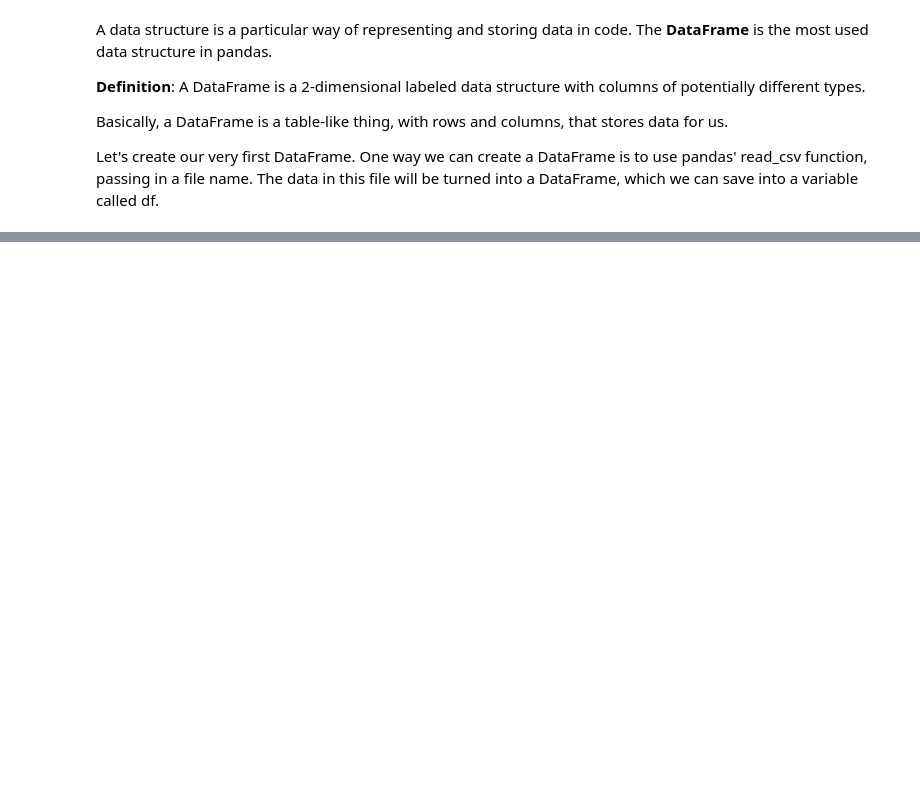
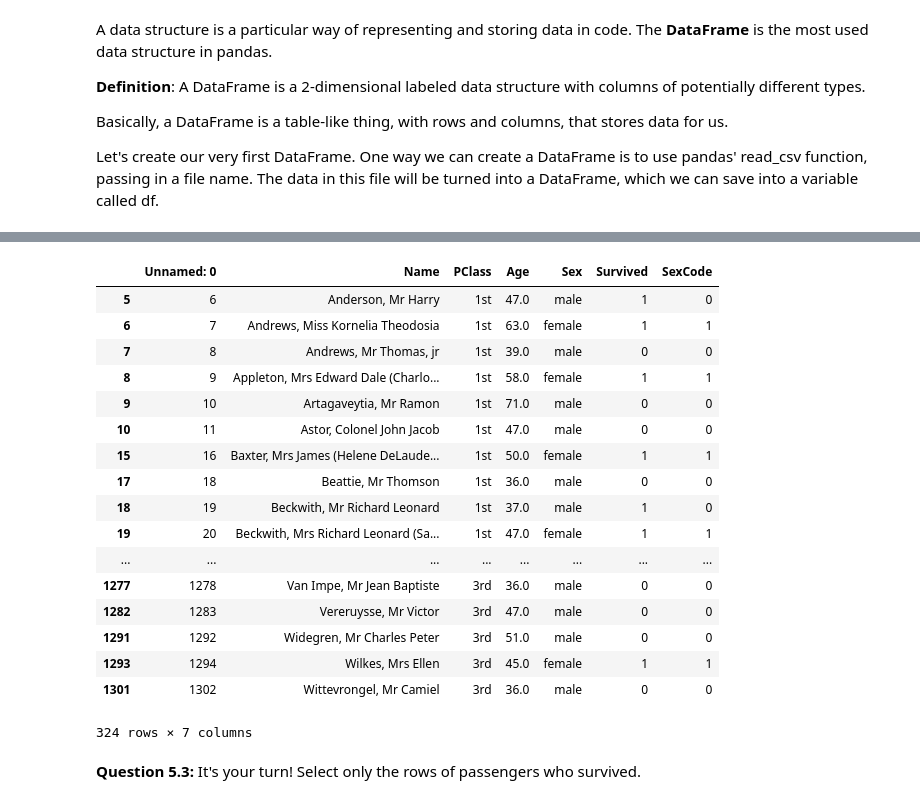
Before and after one commit to ds-modules/core-resources, a Jupyter notebook: intro/intro-pandas.ipynb, the cells around one changed output, grey strips where cells are left out. Drawn from its saved outputs; the diff is of its cells as text; code cells hidden in the pictures; blank space fills up the shorter version.

```diff
--- a/intro/intro-pandas.ipynb
+++ b/intro/intro-pandas.ipynb
@@ -46,0 +280,24 @@ It is always good practice to get some preliminary information about your data b
+# %%
+### Run this line of code! See what happens!
+df[df['Age'] > 30]
+# %% [output]
+|  | Unnamed: 0 | Name | PClass | Age | Sex | Survived | SexCode |
+| 5 | 6 | Anderson, Mr Harry | 1st | 47.0 | male | 1 | 0 |
+| 6 | 7 | Andrews, Miss Kornelia Theodosia | 1st | 63.0 | female | 1 | 1 |
+| 7 | 8 | Andrews, Mr Thomas, jr | 1st | 39.0 | male | 0 | 0 |
+| 8 | 9 | Appleton, Mrs Edward Dale (Charlo... | 1st | 58.0 | female | 1 | 1 |
+| 9 | 10 | Artagaveytia, Mr Ramon | 1st | 71.0 | male | 0 | 0 |
+| 10 | 11 | Astor, Colonel John Jacob | 1st | 47.0 | male | 0 | 0 |
+| 15 | 16 | Baxter, Mrs James (Helene DeLaude... | 1st | 50.0 | female | 1 | 1 |
+| 17 | 18 | Beattie, Mr Thomson | 1st | 36.0 | male | 0 | 0 |
+| 18 | 19 | Beckwith, Mr Richard Leonard | 1st | 37.0 | male | 1 | 0 |
+| 19 | 20 | Beckwith, Mrs Richard Leonard (Sa... | 1st | 47.0 | female | 1 | 1 |
+| ... | ... | ... | ... | ... | ... | ... | ... |
+| 1277 | 1278 | Van Impe, Mr Jean Baptiste | 3rd | 36.0 | male | 0 | 0 |
+| 1282 | 1283 | Vereruysse, Mr Victor | 3rd | 47.0 | male | 0 | 0 |
+| 1291 | 1292 | Widegren, Mr Charles Peter | 3rd | 51.0 | male | 0 | 0 |
+| 1293 | 1294 | Wilkes, Mrs Ellen | 3rd | 45.0 | female | 1 | 1 |
+| 1301 | 1302 | Wittevrongel, Mr Camiel | 3rd | 36.0 | male | 0 | 0 |
+324 rows × 7 columns
+# %% [markdown]
+<b>Question 5.3:</b> It's your turn! Select only the rows of passengers who survived.
```
Also changed, not shown: parts of 57 cells of this notebook, 2 other files.
